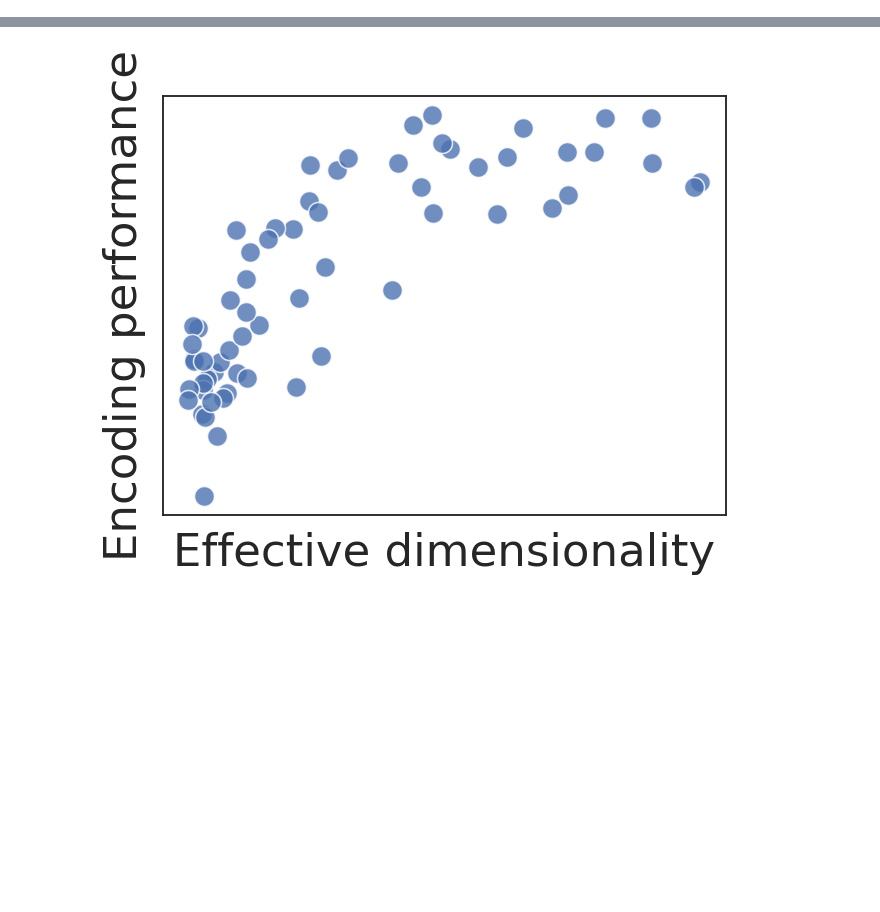
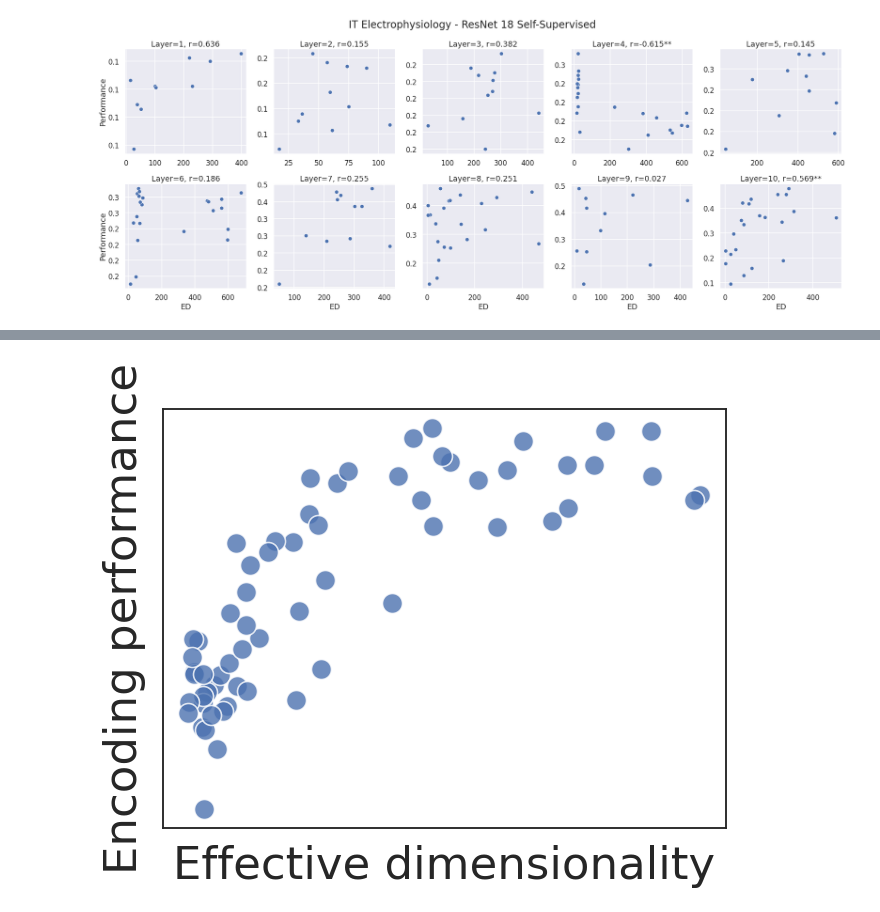
Before and after one commit to EricElmoznino/encoder_dimensionality, a Jupyter notebook: notebooks/visualization.ipynb, the cells around one changed output, grey strips where cells are left out. Cells and saved outputs as stored; diff of their text form; code cells hidden in the pictures; blank space fills up the shorter version.

```diff
--- a/notebooks/visualization.ipynb
+++ b/notebooks/visualization.ipynb
@@ -13,3 +13,50 @@ models = 'base'
+# %%
+sns.set(context='talk')
+from matplotlib.ticker import FormatStrFormatter
+
+region = 'IT'
+layers = [('encode_1.conv', 'relu'), ('encode_1', 'maxpool'),
+          ('encode_2', 'layer1.0.relu'), ('encode_3', 'layer1.1.relu'),
+          ('encode_4', 'layer2.0.relu'), ('encode_5', 'layer2.1.relu'),
+          ('encode_6', 'layer3.0.relu'), ('encode_7', 'layer3.1.relu'),
+          ('encode_8', 'layer4.0.relu'), ('encode_9', 'layer4.1.relu')]
+results = results = pd.read_csv(f'../results/majajhong2015_{models}_{regression}.csv')
+results = results[results.region == 'IT']
+
+fig, axs = plt.subplots(2, 5, figsize=(25, 10))
+for i, (tf_layer, pt_layer) in enumerate(layers):
+    layer_results = results[(results.layer == tf_layer) | (results.layer == pt_layer)]
+    r, p = stats.spearmanr(layer_results[f'effective_dimensionality_{pca}'], layer_results.score)
+    if p < 0.0001:
+        stars = '****'
+    elif p < 0.001:
+        stars = '***'
+    elif p < 0.01:
+        stars = '**'
+    elif p < 0.03:
+        stars = '*'
+    else:
+        stars = ''
+    ax = axs[i // 5, i % 5]
+    sns.scatterplot(x=f'effective_dimensionality_{pca}', y='score',
+                    data=layer_results, ax=ax)
+    ax.set_title(f'Layer={i + 1}, r={r:.3f}{stars}')
+    if i // 5 == 1:
+        ax.set_xlabel('ED')
+    else:
+        ax.set_xlabel('')
+    if i % 5 == 0:
+        ax.set_ylabel('Performance')
+    else:
+        ax.set_ylabel('')
+    ax.yaxis.set_major_formatter(FormatStrFormatter('%.1f'))
+
+fig.suptitle('IT Electrophysiology - ResNet 18 Self-Supervised', fontsize=24)
+fig.tight_layout()
+plt.savefig('/home/eric/Downloads/by_layer.jpg')
+plt.show()
+# %% [output]
+[figure, added]
 # %%
 results = pd.read_csv(f'../results/majajhong2015_{models}_{regression}.csv')
 
```
Also changed, not shown: parts of 3 cells of this notebook.
